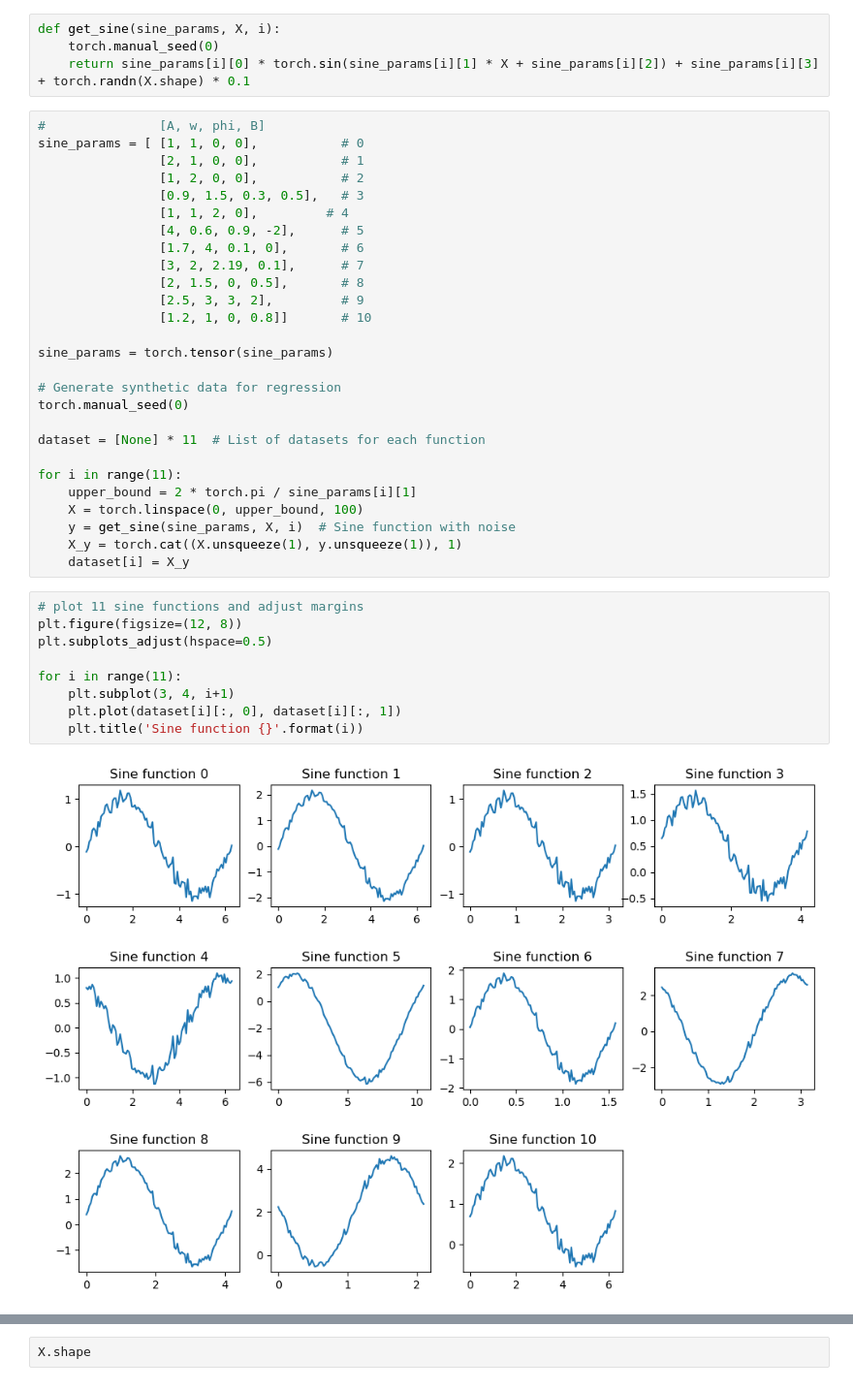
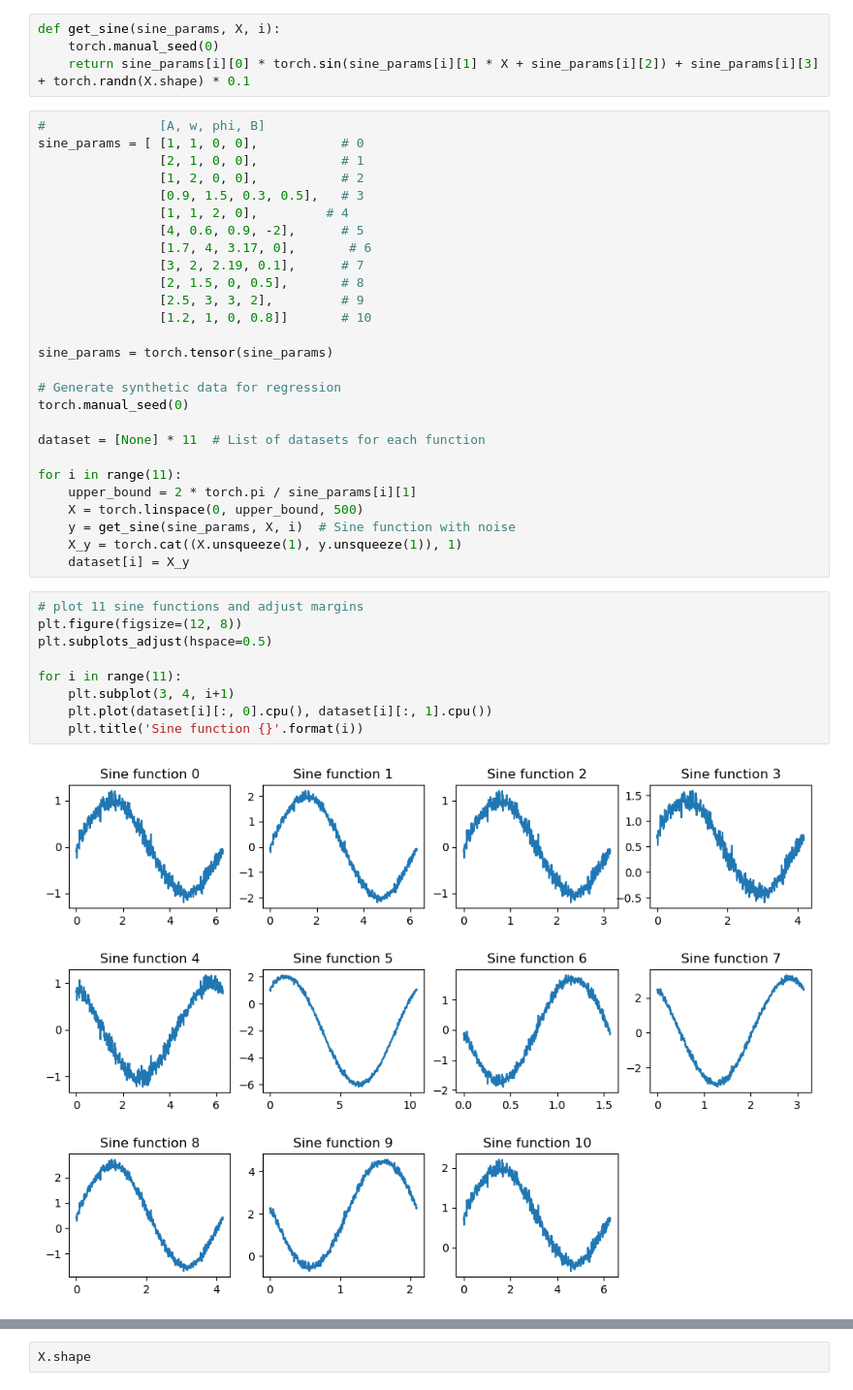
Before and after one commit to DhairyaShah981/cnaps-analysis, a Jupyter notebook: cnaps_regression.ipynb, the cells around one changed output, grey strips where cells are left out. Shown: that part at 97% size. Saved outputs shown, nothing was run; the diff lists cells and outputs as text.

```diff
--- a/cnaps_regression.ipynb
+++ b/cnaps_regression.ipynb
@@ -95,7 +137,7 @@ sine_params = [ [1, 1, 0, 0],           # 0
                 [0.9, 1.5, 0.3, 0.5],   # 3
                 [1, 1, 2, 0],         # 4
                 [4, 0.6, 0.9, -2],      # 5
-                [1.7, 4, 0.1, 0],       # 6
+                [1.7, 4, 3.17, 0],       # 6
                 [3, 2, 2.19, 0.1],      # 7
                 [2, 1.5, 0, 0.5],       # 8
                 [2.5, 3, 3, 2],         # 9
@@ -110,18 +152,18 @@ dataset = [None] * 11  # List of datasets for each function
 
 for i in range(11):
     upper_bound = 2 * torch.pi / sine_params[i][1]
-    X = torch.linspace(0, upper_bound, 100)
+    X = torch.linspace(0, upper_bound, 500)
     y = get_sine(sine_params, X, i)  # Sine function with noise
     X_y = torch.cat((X.unsqueeze(1), y.unsqueeze(1)), 1)
     dataset[i] = X_y
 # %%
 # plot 11 sine functions and adjust margins
 plt.figure(figsize=(12, 8))
 plt.subplots_adjust(hspace=0.5)
 
 for i in range(11):
     plt.subplot(3, 4, i+1)
-    plt.plot(dataset[i][:, 0], dataset[i][:, 1])
+    plt.plot(dataset[i][:, 0].cpu(), dataset[i][:, 1].cpu())
     plt.title('Sine function {}'.format(i))
 # %% [output]
-[figure, old version]
+[figure, new version]
```
Also changed, not shown: parts of 23 cells of this notebook, 3 other files.
